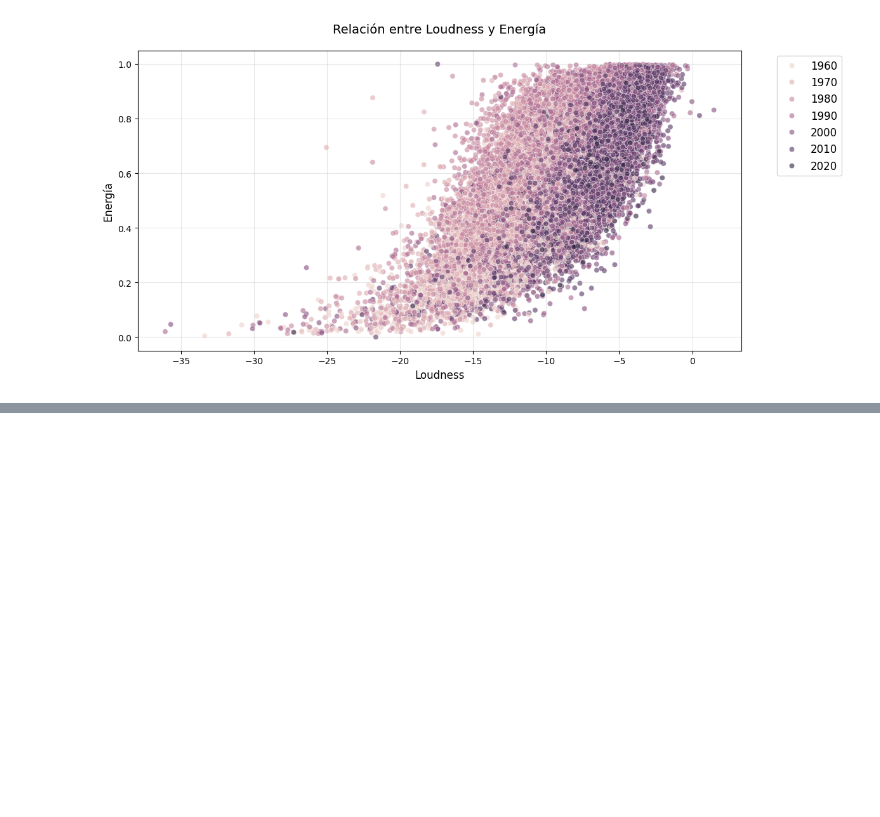
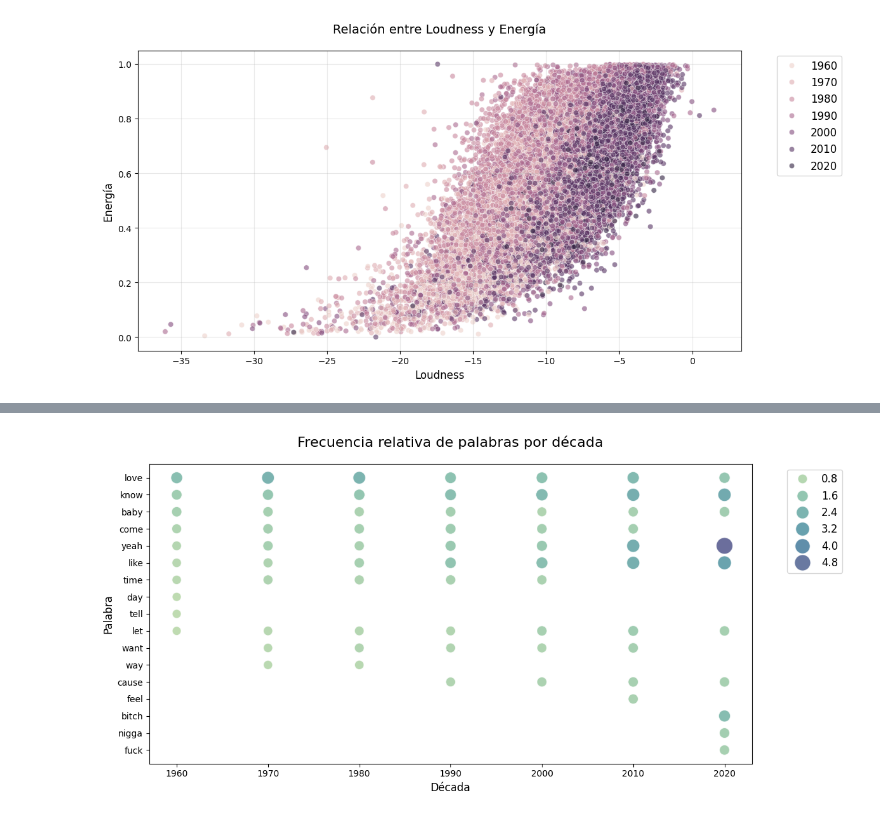
Before and after one commit to JayGhz/data-science-tf, a Jupyter notebook: eda.ipynb, the cells around one changed output, grey strips where cells are left out. Drawn from its saved outputs; the diff is of its cells as text; code cells hidden in the pictures; blank space fills up the shorter version.

```diff
--- a/eda.ipynb
+++ b/eda.ipynb
@@ -187,0 +215,31 @@ plt.show()
+# %%
+def top_words_bubble(df, top_n=10):
+    data = []
+    decades = sorted(df['decade'].unique())
+
+    for dec in decades:
+        subset = df[df['decade'] == dec]
+        tokens = [t for tokens in subset['tokens'] for t in tokens]
+        top = Counter(tokens).most_common(top_n)
+        total = len(subset)
+        for word, count in top:
+            data.append({'década': dec, 'palabra': word, 'frecuencia': count/total})
+
+    freq_df = pd.DataFrame(data)
+
+    plt.figure(figsize=(12,6))
+    sns.scatterplot(
+        data=freq_df, x='década', y='palabra',
+        size='frecuencia', hue='frecuencia',
+        sizes=(100, 350), palette='crest', alpha=0.7, legend='brief'
+    )
+    plt.title("Frecuencia relativa de palabras por década", fontsize=16, pad=20)
+    plt.xlabel("Década")
+    plt.ylabel("Palabra")
+    plt.legend(bbox_to_anchor=(1.05, 1), loc='upper left')
+    plt.tight_layout()
+    plt.show()
+
+top_words_bubble(df)
+# %% [output]
+[figure, added]
```
Also changed, not shown: parts of 8 cells of this notebook.
